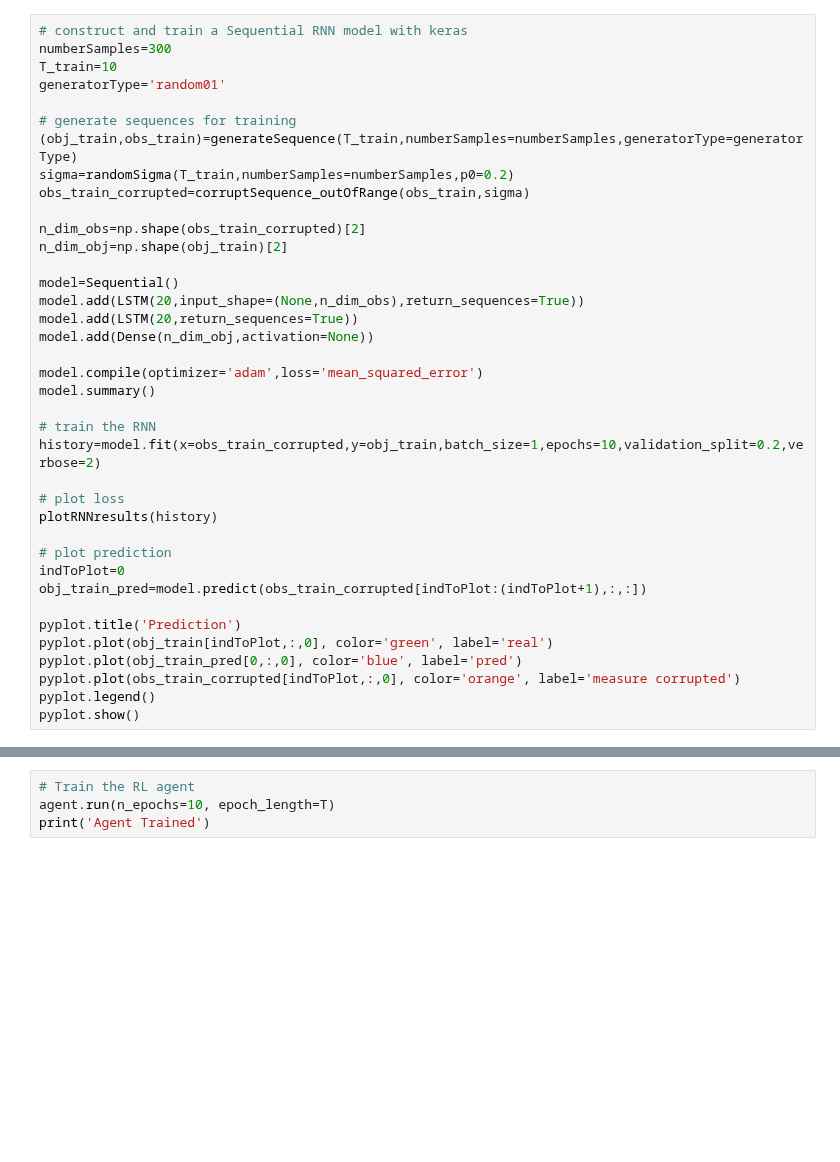
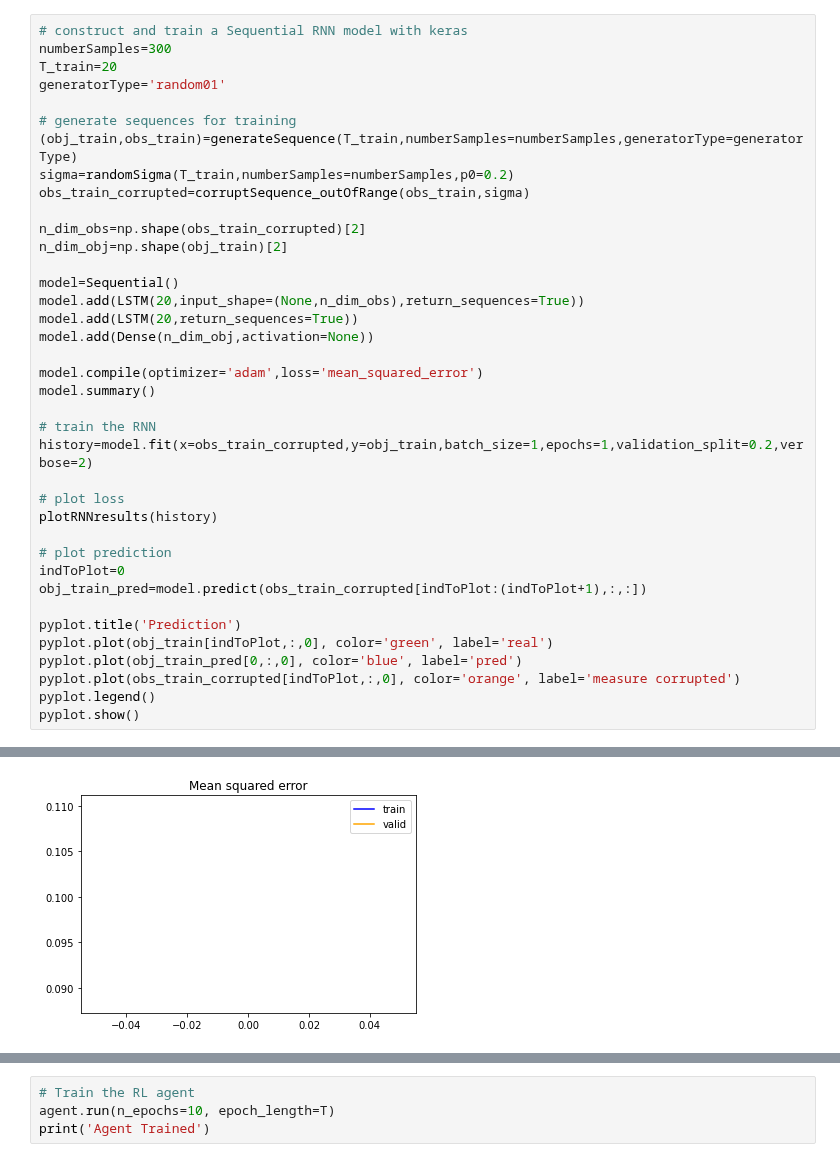
Before and after one commit to aaspeel/optiMeasRL, a Jupyter notebook: RL_RNN.ipynb, the cells around one changed output, grey strips where cells are left out. Drawn from its saved outputs; the diff is of its cells as text; blank space fills up the shorter version.

```diff
--- a/RL_RNN.ipynb
+++ b/RL_RNN.ipynb
@@ -24,7 +28,7 @@ Using TensorFlow backend.
 # %%
 # construct and train a Sequential RNN model with keras
 numberSamples=300
-T_train=10
+T_train=20
 generatorType='random01'
 
 # generate sequences for training
@@ -44,7 +48,7 @@ model.compile(optimizer='adam',loss='mean_squared_error')
 model.summary()
 
 # train the RNN
-history=model.fit(x=obs_train_corrupted,y=obj_train,batch_size=1,epochs=10,validation_split=0.2,verbose=2)
+history=model.fit(x=obs_train_corrupted,y=obj_train,batch_size=1,epochs=1,validation_split=0.2,verbose=2)
 
 # plot loss
 plotRNNresults(history)
@@ -59,3 +63,4 @@ pyplot.plot(obj_train_pred[0,:,0], color='blue', label='pred')
 pyplot.plot(obs_train_corrupted[indToPlot,:,0], color='orange', label='measure corrupted')
 pyplot.legend()
 pyplot.show()
+# %% [output]
@@ -61,0 +84 @@ pyplot.show()
+[figure, added]
```
Also changed, not shown: parts of 8 cells of this notebook, 12 other files.
